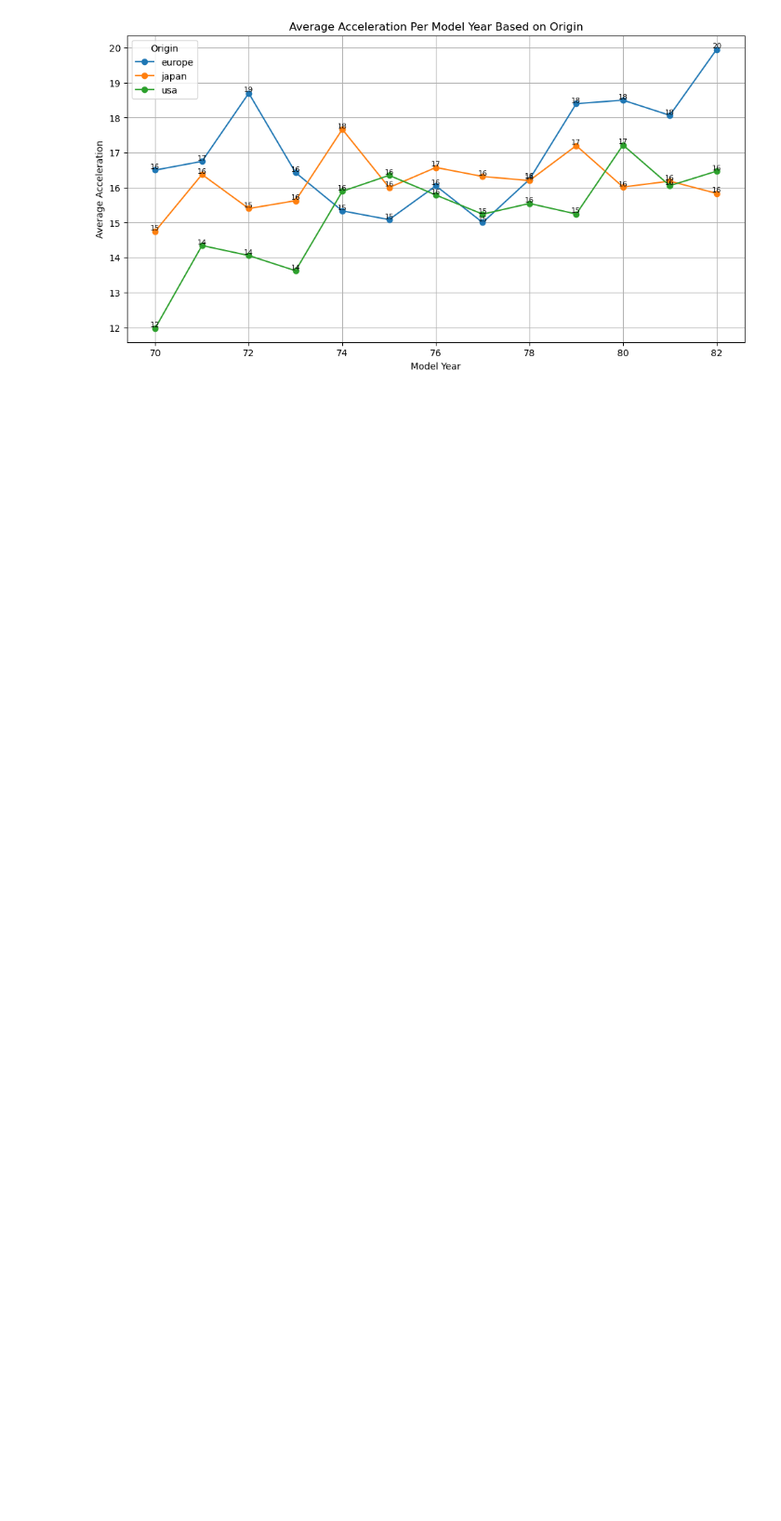
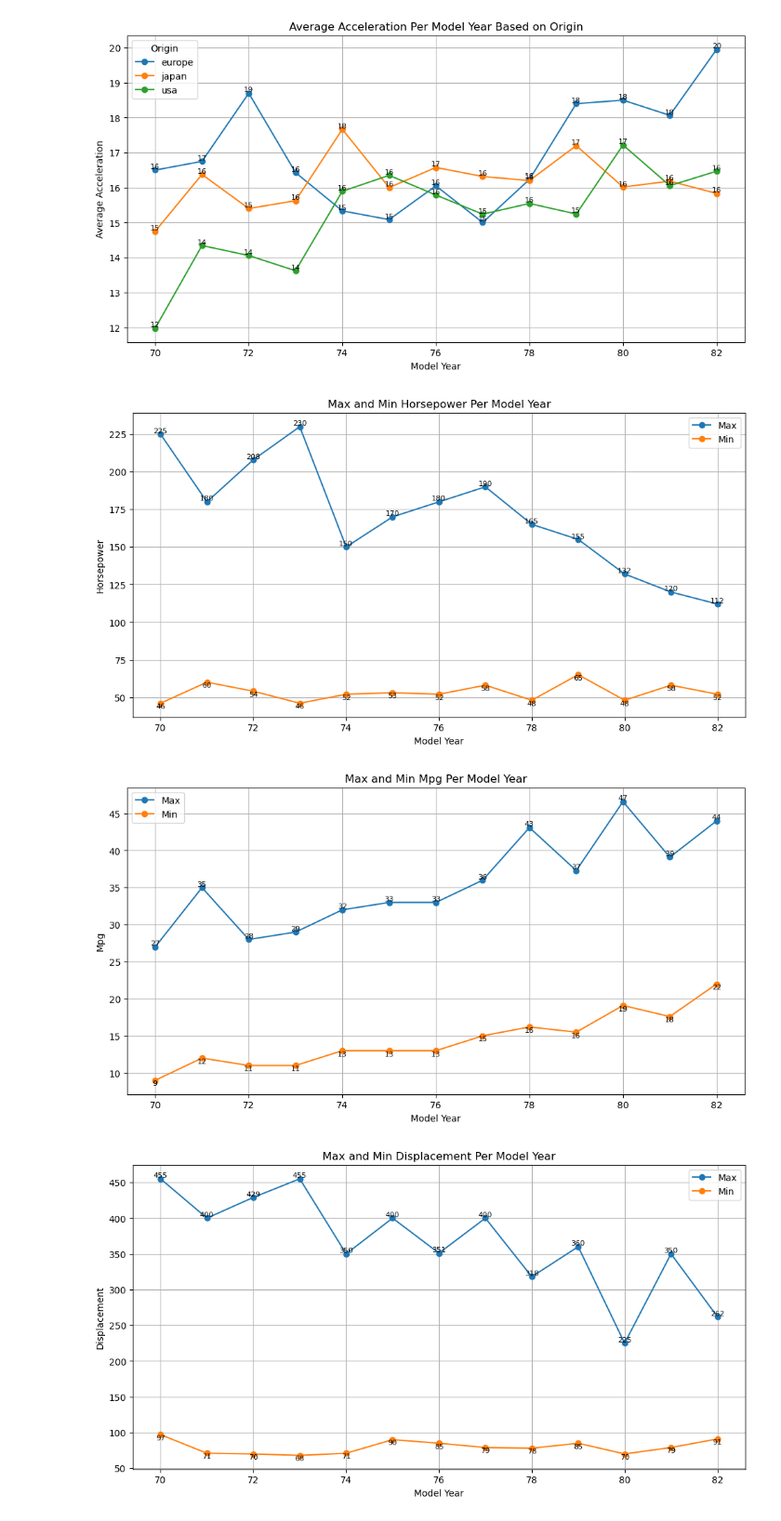
Before and after one commit to FlazeFy2/DS-Car_Information_Dataset, a Jupyter notebook: exploratory data analysis-line.ipynb, the cells around one changed output. Shown at 93% size. Saved outputs shown, nothing was run; the diff lists cells and outputs as text; code cells hidden in the pictures; blank space fills up the shorter version.

Commit message:
[DS] Exploratory Data Analysis (EDA) - Line Chart Comparison Max and Min Context per Model Year

```diff
--- a/exploratory data analysis-line.ipynb
+++ b/exploratory data analysis-line.ipynb
@@ -102,9 +102,7 @@ data = data.dropna(subset=['model_year', 'origin'] + metrics)
 for metric in metrics:
     # Group by model year and origin, then calculate average
     avg_per_year_origin = (
-        data.groupby(['model_year', 'origin'])[metric]
-        .mean()
-        .reset_index()
+        data.groupby(['model_year', 'origin'])[metric].mean().reset_index()
     )
 
     # Plot Line Chart (Multiple Lines by Origin)
@@ -133,3 +131,56 @@ for metric in metrics:
 [figure]
 [figure]
 [figure]
+# %%
+import pandas as pd
+import matplotlib.pyplot as plt
+
+# Declaration
+# Exploratory Data Analysis (EDA) - Line Chart Comparison Max and Min Context per Model Year
+data = pd.read_csv("Automobile.csv")
+
+# Metrics to analyze
+metrics = ['horsepower', 'mpg', 'displacement', 'weight', 'acceleration']
+
+# Convert metrics to numeric
+for metric in metrics:
+    data[metric] = pd.to_numeric(data[metric], errors='coerce')
+
+# Drop missing values
+data = data.dropna(subset=['model_year'] + metrics)
+
+# Loop through each metric
+for metric in metrics:
+    # Group by model year
+    stats_per_year = (
+        data.groupby('model_year')[metric].agg(['min', 'max']).reset_index()
+    )
+
+    # Plot Line Chart
+    plt.figure(figsize=(12, 6))
+    plt.plot(
+        stats_per_year['model_year'], stats_per_year['max'], marker='o', label='Max'
+    )
+    plt.plot(
+        stats_per_year['model_year'], stats_per_year['min'], marker='o', label='Min'
+    )
+    plt.title(f'Max and Min {metric.capitalize()} Per Model Year')
+    plt.xlabel('Model Year')
+    plt.ylabel(f'{metric.capitalize()}')
+    plt.grid(True)
+    plt.legend()
+
+    # Add Label
+    for _, row in stats_per_year.iterrows():
+        plt.text(
+            row['model_year'], row['max'], f"{row['max']:.0f}", ha='center', va='bottom', fontsize=8
+        )
+        plt.text(
+            row['model_year'], row['min'], f"{row['min']:.0f}", ha='center', va='top', fontsize=8
+        )
+
+    plt.show()
+# %% [output]
+[figure, added]
+[figure, added]
+[figure, added]
```
Also changed, not shown: parts of 1 cell of this notebook.
